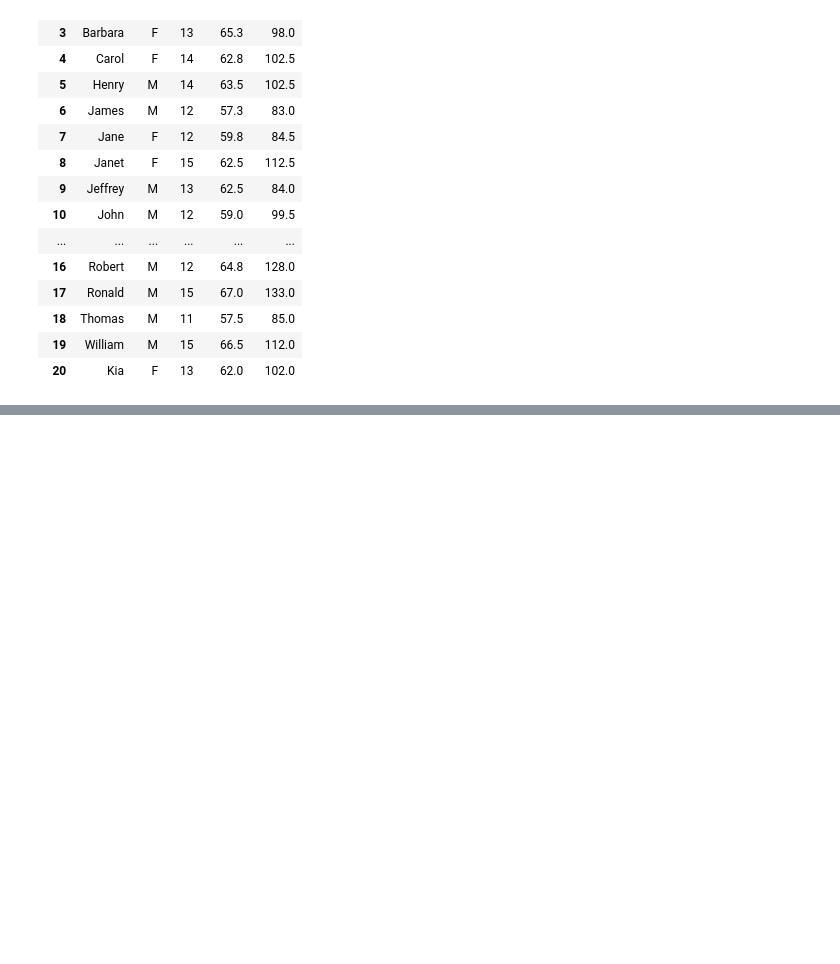
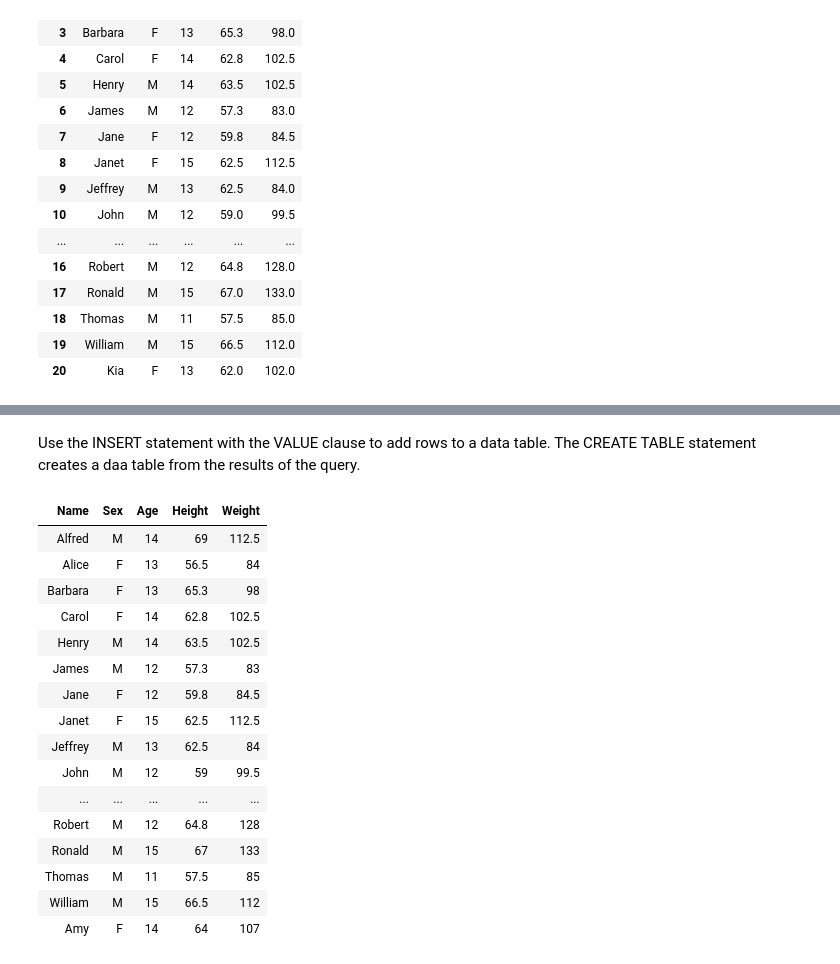
Before and after one commit to ProcJimi/curriculum, a Jupyter notebook: Week6/Week6.ipynb, the cells around one changed output, grey strips where cells are left out. Cells and saved outputs as stored; diff of their text form; code cells hidden in the pictures; blank space fills up the shorter version.

```diff
--- a/Week6/Week6.ipynb
+++ b/Week6/Week6.ipynb
@@ -212,0 +759,33 @@ Appending data sets (PROC APPEND)
+# %% [markdown]
+Use the INSERT statement with the VALUE clause to add rows to a data table.
+The CREATE TABLE statement creates a daa table from the results of the
+query.
+# %%
+*Ex6_sql_moreCode.sas (Part 3);
+proc sql;
+create table class AS
+select *
+  from sashelp.class;
+Insert into class
+  values('Amy', 'F', 14,64, 107);
+ select *
+    from class;
+quit;
+# %% [output]
+| Name | Sex | Age | Height | Weight |
+| Alfred | M | 14 | 69 | 112.5 |
+| Alice | F | 13 | 56.5 | 84 |
+| Barbara | F | 13 | 65.3 | 98 |
+| Carol | F | 14 | 62.8 | 102.5 |
+| Henry | M | 14 | 63.5 | 102.5 |
+| James | M | 12 | 57.3 | 83 |
+| Jane | F | 12 | 59.8 | 84.5 |
+| Janet | F | 15 | 62.5 | 112.5 |
+| Jeffrey | M | 13 | 62.5 | 84 |
+| John | M | 12 | 59 | 99.5 |
+| ... | ... | ... | ... | ... |
+| Robert | M | 12 | 64.8 | 128 |
+| Ronald | M | 15 | 67 | 133 |
+| Thomas | M | 11 | 57.5 | 85 |
+| William | M | 15 | 66.5 | 112 |
+| Amy | F | 14 | 64 | 107 |
```
Also changed, not shown: parts of 55 cells of this notebook.
